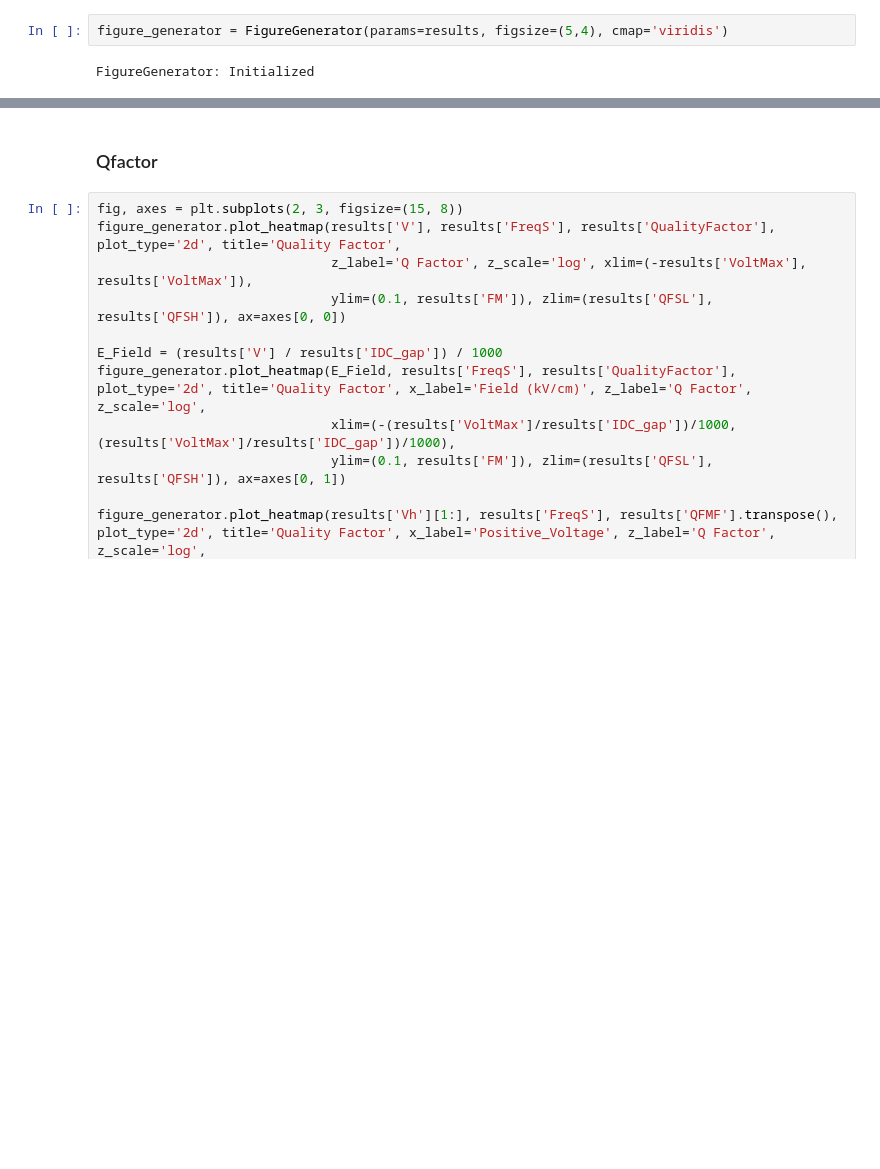
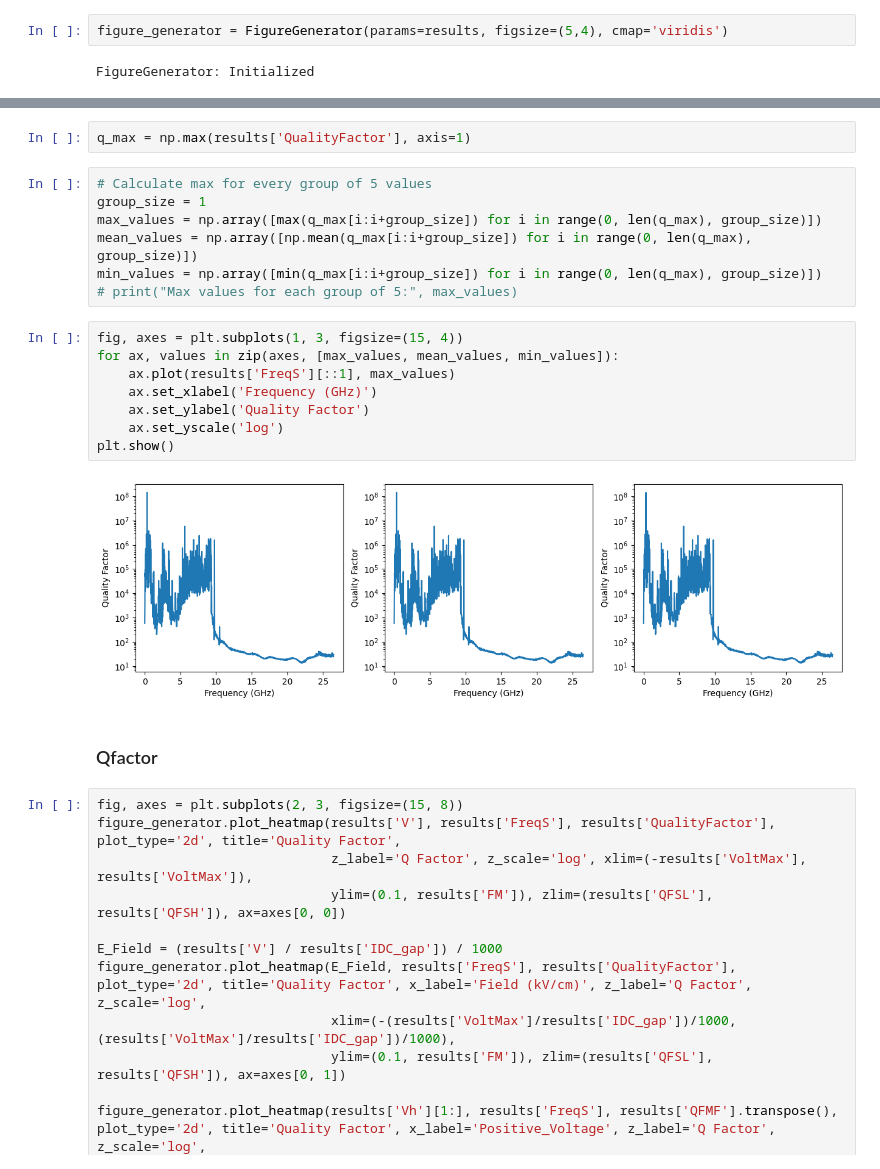
Before and after one commit to yig319/RF_Measurement, a Jupyter notebook: notebooks/08192024-calculation_visualization.ipynb, the cells around one changed output, grey strips where cells are left out. Cells and saved outputs as stored; diff of their text form; blank space fills up the shorter version.

```diff
--- a/notebooks/08192024-calculation_visualization.ipynb
+++ b/notebooks/08192024-calculation_visualization.ipynb
@@ -67,3 +85,22 @@ FigureGenerator: Initialized
+# %%
+q_max = np.max(results['QualityFactor'], axis=1)
+# %%
+# Calculate max for every group of 5 values
+group_size = 1
+max_values = np.array([max(q_max[i:i+group_size]) for i in range(0, len(q_max), group_size)])
+mean_values = np.array([np.mean(q_max[i:i+group_size]) for i in range(0, len(q_max), group_size)])
+min_values = np.array([min(q_max[i:i+group_size]) for i in range(0, len(q_max), group_size)])
+# print("Max values for each group of 5:", max_values)
+# %%
+fig, axes = plt.subplots(1, 3, figsize=(15, 4))
+for ax, values in zip(axes, [max_values, mean_values, min_values]):
+    ax.plot(results['FreqS'][::1], max_values)
+    ax.set_xlabel('Frequency (GHz)')
+    ax.set_ylabel('Quality Factor')
+    ax.set_yscale('log')
+plt.show()
+# %% [output]
+[figure, added]
 # %% [markdown]
 ### Qfactor
 # %%
```
Also changed, not shown: parts of 4 cells of this notebook, 11 other files.
